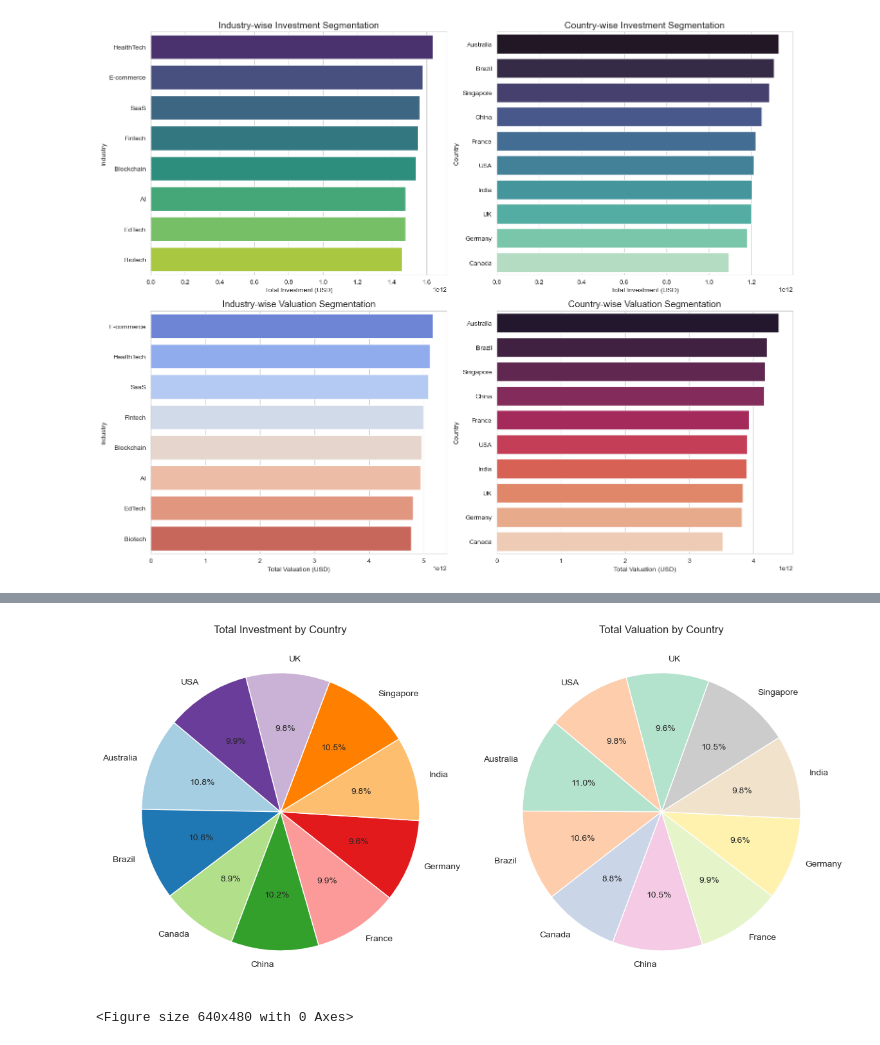
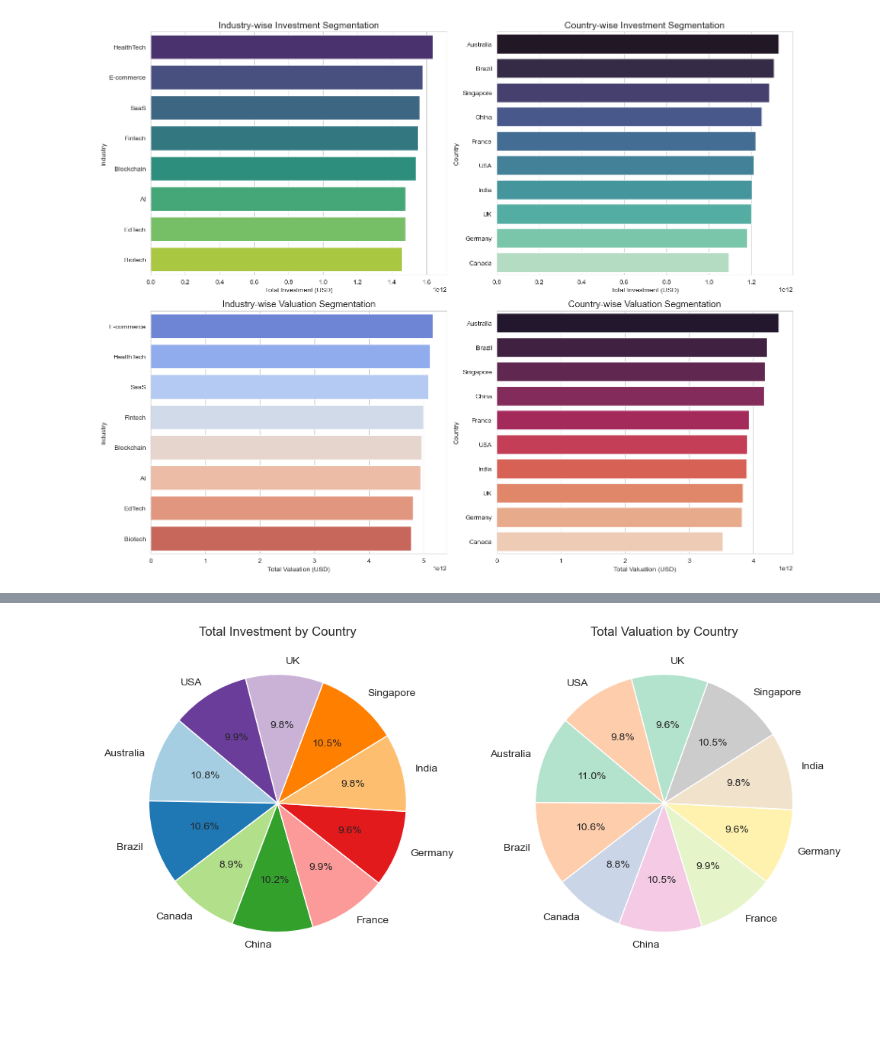
Before and after one commit to SheryllD/Project_Investment_Analysis, a Jupyter notebook: cleaningdata.ipynb, the cells around one changed output, grey strips where cells are left out. Drawn from its saved outputs; the diff is of its cells as text; code cells hidden in the pictures; blank space fills up the shorter version.

```diff
--- a/cleaningdata.ipynb
+++ b/cleaningdata.ipynb
@@ -489,39 +483,35 @@ country_totals = df.groupby("Country").agg(
     Total_Investment=("Investment Amount (USD)", "sum"),
     Total_Valuation=("Valuation (USD)", "sum")
 )
 
 # Plot pie chart for total investment by country
 plt.figure(figsize=(12, 6))
 
 plt.subplot(1, 2, 1)  # First subplot
 plt.pie(
     country_totals["Total_Investment"],
     labels=country_totals.index,
     autopct='%1.1f%%',
     startangle=140,
     colors=plt.cm.Paired.colors
 )
 plt.title("Total Investment by Country")
 
 # Plot pie chart for total valuation by country
 plt.subplot(1, 2, 2)  # Second subplot
 plt.pie(
     country_totals["Total_Valuation"],
     labels=country_totals.index,
     autopct='%1.1f%%',
     startangle=140,
     colors=plt.cm.Pastel2.colors
 )
 plt.title("Total Valuation by Country")
 
-# Show the plots
-plt.tight_layout()
+# Saving the plot as an image file
+plt.savefig("data_visuals/country_investment_Total_Valuation_Pie_Chart.png")
 plt.show()
-
-# Saving the plot as an image file
-plt.savefig("data_visuals/country_investment_Total_Valuation_Pie_Chart.png", bbox_inches="tight")
 # %% [output]
-[figure, old version]
+[figure, new version]
-<Figure size 640x480 with 0 Axes>
 # %%
 df.to_pickle("data_files/investment_data.pkl")
```
Also changed, not shown: parts of 3 cells of this notebook, 5 other files.
